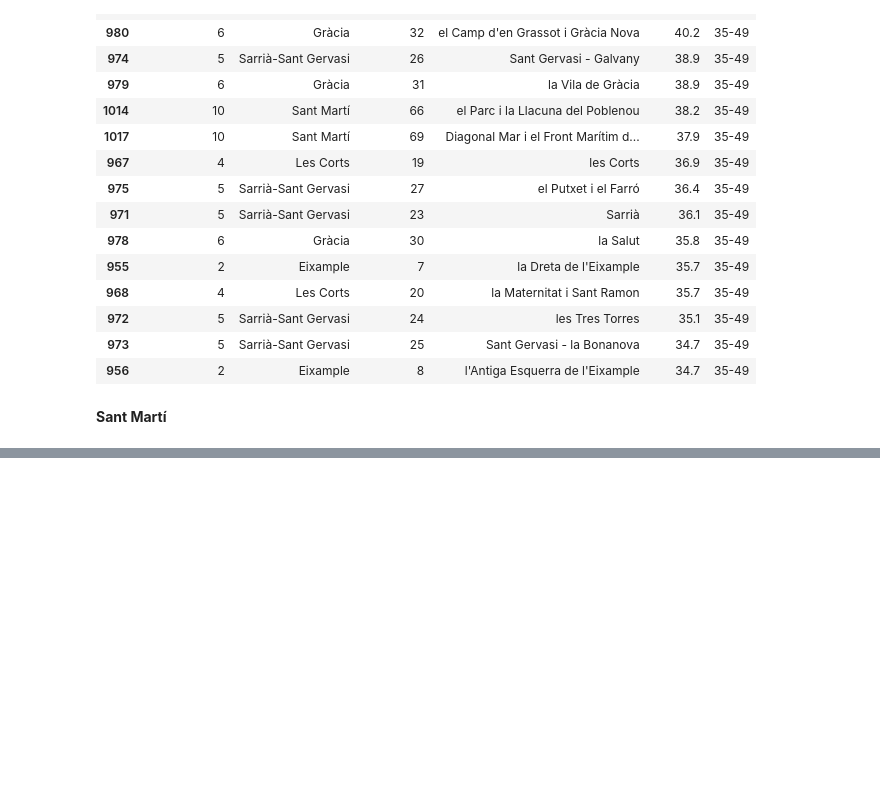
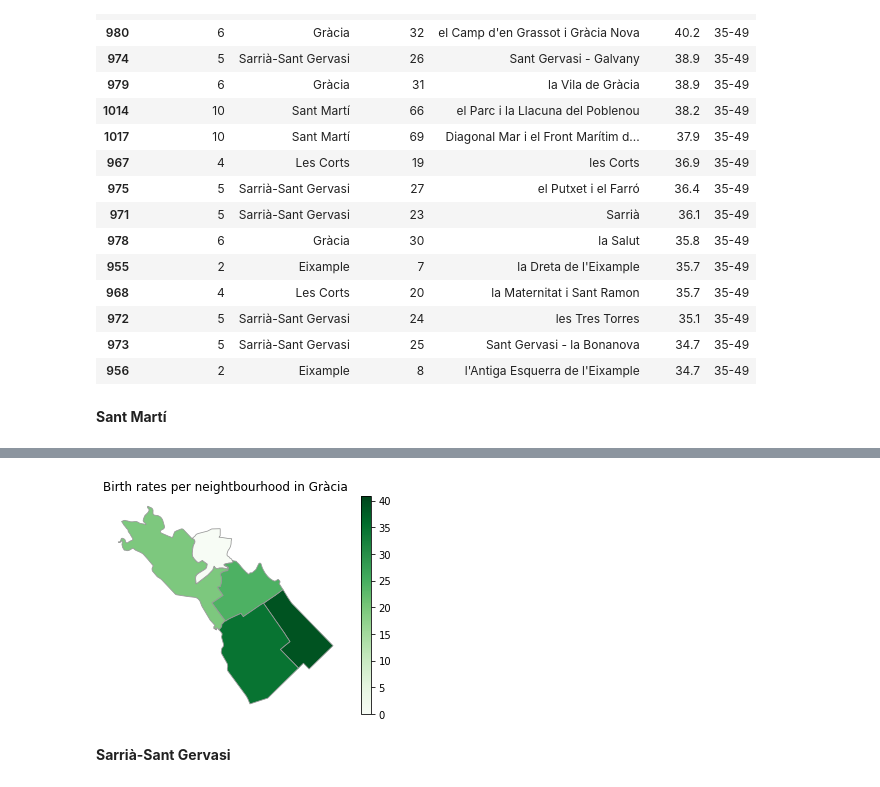
Before and after one commit to JuliaAT/AVDM-project, a Jupyter notebook: Barrios.ipynb, the cells around one changed output, grey strips where cells are left out. Drawn from its saved outputs; the diff is of its cells as text; code cells hidden in the pictures; blank space fills up the shorter version.

```diff
--- a/Barrios.ipynb
+++ b/Barrios.ipynb
@@ -503,0 +536,16 @@ See the caveats in the documentation: https://pandas.pydata.org/pandas-docs/stab
+# %%
+#Particularizamos para Gracia
+birth_Gracia_35_49 = birth_35_49[birth_35_49["Nom_Districte"] == "Gràcia"]
+# Mostrar el nuevo DataFrame (opcional)
+desired_columns = ["Nom_Districte", "Codi_Barri", "Nom_Barri", "Nombre"]
+
+# Filtrar el DataFrame original y conservar solo las columnas deseadas
+birth_Gracia_35_49_filtered = birth_Gracia_35_49[desired_columns]
+
+# Convertir la columna Codi_Barri a tipo object en birth_Nou_Barris_15_19
+birth_Gracia_35_49['Codi_Barri'] = birth_Gracia_35_49['Codi_Barri'].astype(str)
+
+# Fusionar los DataFrames en base a la columna "Codi_Barri" y "BARRI"
+merged_df_Gracia_35_49 = pd.merge(Gracia, birth_Gracia_35_49, left_on='BARRI', right_on='Codi_Barri', how='inner')
+
+merged_df_Gracia_35_49
@@ -503,0 +565,22 @@ See the caveats in the documentation: https://pandas.pydata.org/pandas-docs/stab
+# %%
+# set the range for the choropleth
+vmin, vmax = 0, 40.8
+# create figure and axes for Matplotlib
+fig, ax = plt.subplots(1, figsize=(6, 4))
+
+merged_df_Gracia_35_49.plot(column = 'Nombre', cmap = 'Greens',ax = ax, linewidth = 0.8, edgecolor = '0.6',vmax = 40.8)
+# add a title
+plt.axis('off')
+plt.title('Birth rates per neightbourhood in Gràcia')
+# Create colorbar as a legend
+sm = plt.cm.ScalarMappable(cmap='Greens', norm=plt.Normalize(vmin=vmin, vmax=vmax))
+
+sm._A = []
+# add the colorbar to the figure
+cbar = fig.colorbar(sm,ax=ax)
+#saving our map as .png file.
+fig.savefig('Gracia_35_49.png', dpi=300)
+# %% [output]
+[figure, added]
+# %% [markdown]
+**Sarrià-Sant Gervasi**
```
Also changed, not shown: parts of 9 cells of this notebook, 9 other files.
